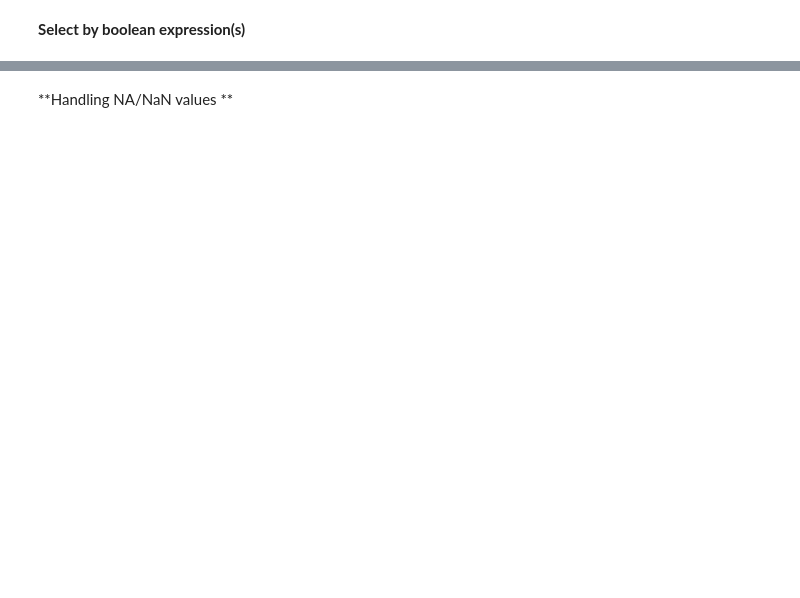
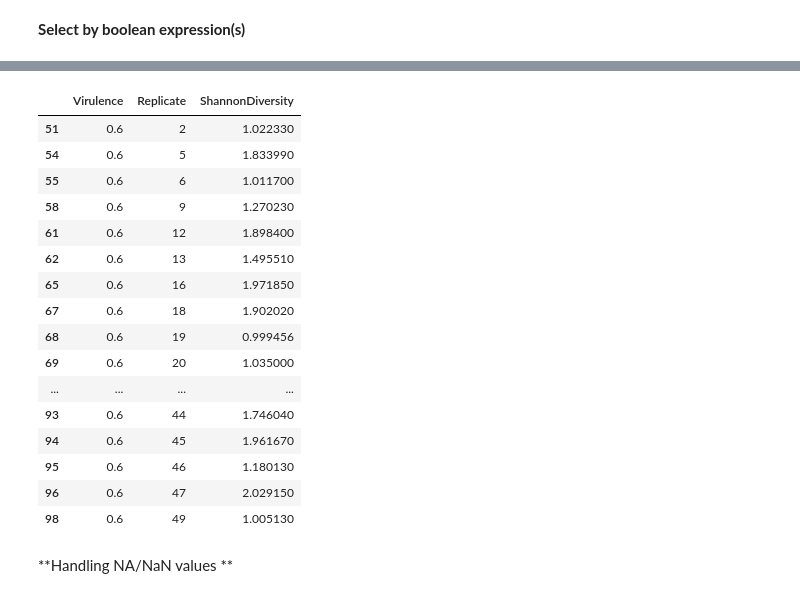
Before and after one commit to karthikhr024/python_classes, a Jupyter notebook: 4 - Statistics and Machine Learning using Python.ipynb, the cells around one changed output, grey strips where cells are left out. Cells and saved outputs as stored; diff of their text form; code cells hidden in the pictures; blank space fills up the shorter version.

```diff
--- a/4 - Statistics and Machine Learning using Python.ipynb
+++ b/4 - Statistics and Machine Learning using Python.ipynb
@@ -421,7 +579,25 @@ experimentDF[experimentDF["ShannonDiversity"] > 2.0]
 # %%
 # multiple boolean expressions
 # show all entries for which the virulence == 0.6 and Shannon diversity > 1.5
-experimentDF[(experimentDF["Virulence"] == 0.6) & (experimentDF["ShannonDiversity"] > 1.5)]
+experimentDF[(experimentDF["Virulence"] == 0.6) & (experimentDF["ShannonDiversity"] > 0.9)]
+# %% [output]
+|  | Virulence | Replicate | ShannonDiversity |
+| 51 | 0.6 | 2 | 1.022330 |
+| 54 | 0.6 | 5 | 1.833990 |
+| 55 | 0.6 | 6 | 1.011700 |
+| 58 | 0.6 | 9 | 1.270230 |
+| 61 | 0.6 | 12 | 1.898400 |
+| 62 | 0.6 | 13 | 1.495510 |
+| 65 | 0.6 | 16 | 1.971850 |
+| 67 | 0.6 | 18 | 1.902020 |
+| 68 | 0.6 | 19 | 0.999456 |
+| 69 | 0.6 | 20 | 1.035000 |
+| ... | ... | ... | ... |
+| 93 | 0.6 | 44 | 1.746040 |
+| 94 | 0.6 | 45 | 1.961670 |
+| 95 | 0.6 | 46 | 1.180130 |
+| 96 | 0.6 | 47 | 2.029150 |
+| 98 | 0.6 | 49 | 1.005130 |
 # %% [markdown]
 **Handling NA/NaN values **
 # %%
```
Also changed, not shown: parts of 56 cells of this notebook, 1 other file.
